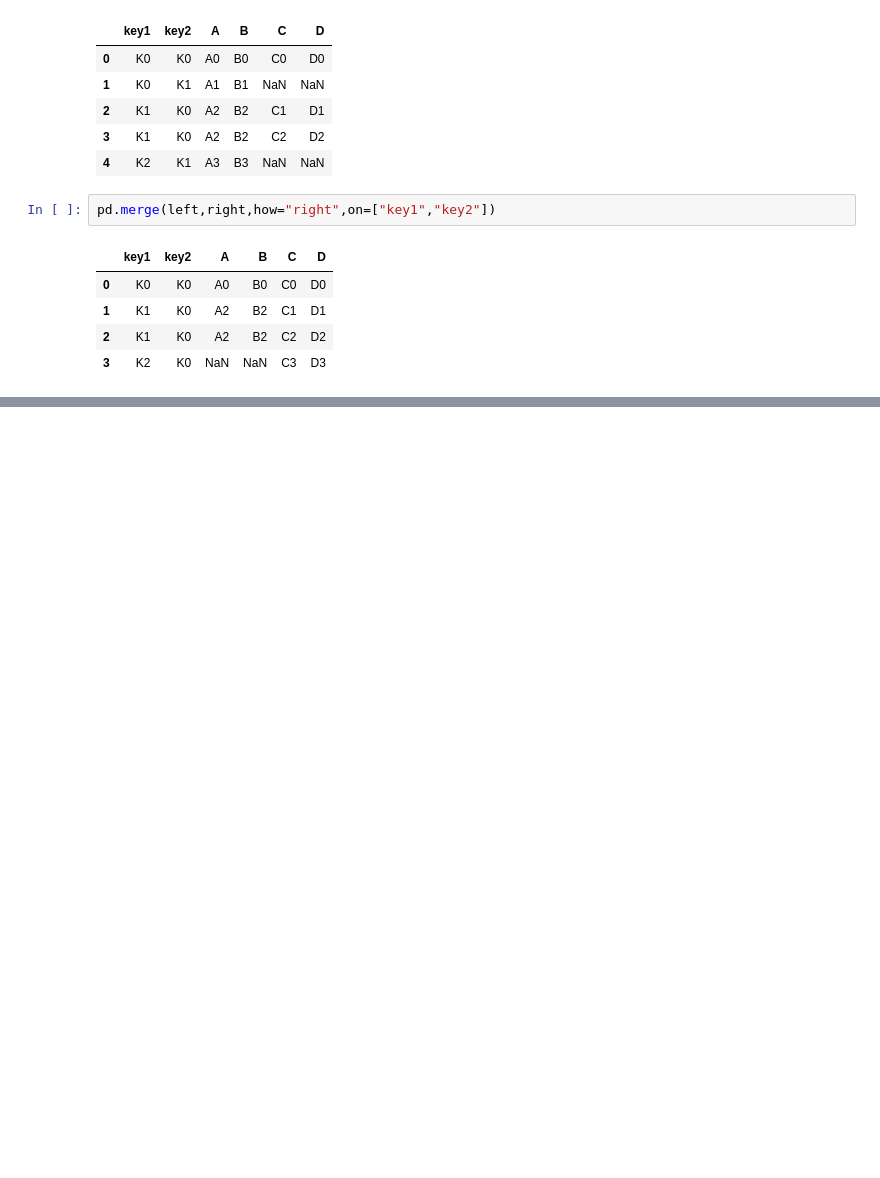
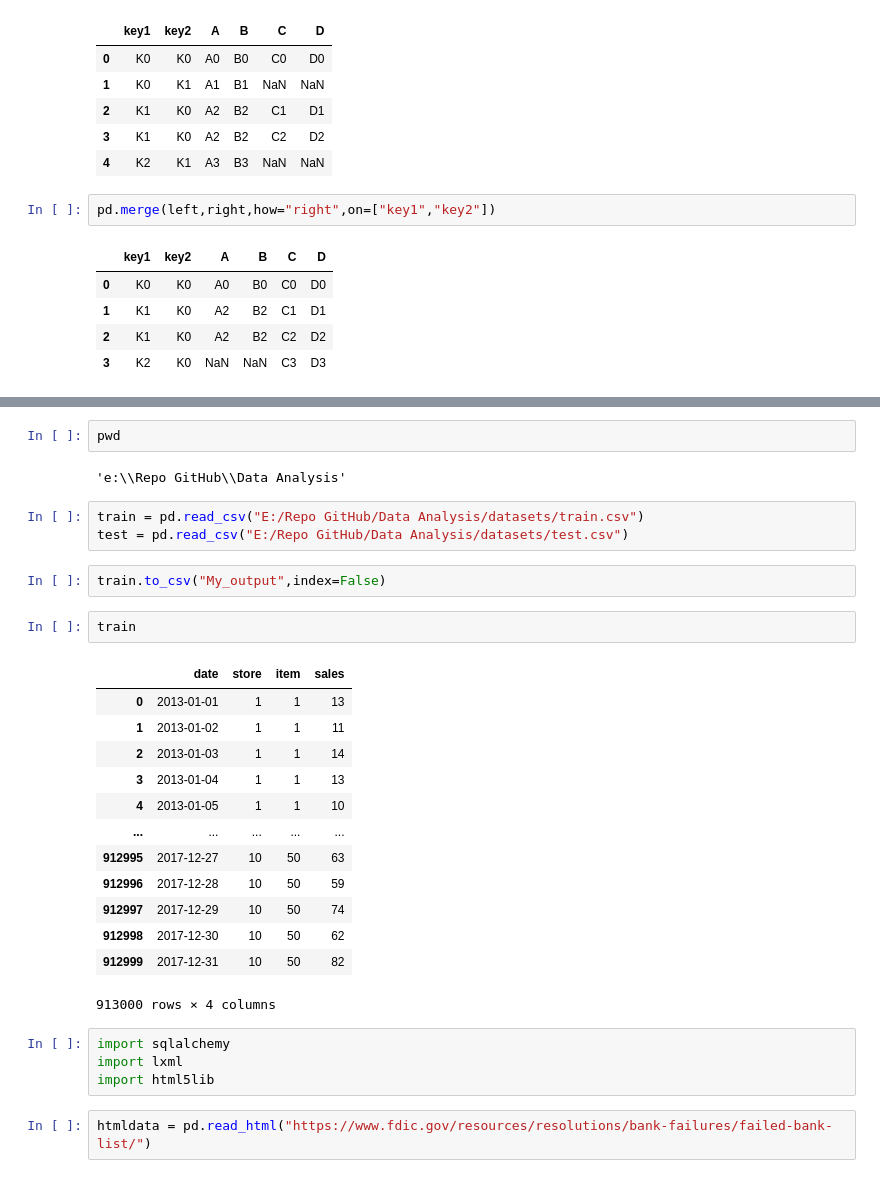
Before and after one commit to where-are-the-avocados/Data-Analysis, a Jupyter notebook: project_n2.ipynb, the cells around one changed output, grey strips where cells are left out. Saved outputs shown, nothing was run; the diff lists cells and outputs as text; blank space fills up the shorter version.

```diff
--- a/project_n2.ipynb
+++ b/project_n2.ipynb
@@ -1291,0 +1327,31 @@ pd.merge(left,right,how="right",on=["key1","key2"])
+# %%
+pwd
+# %% [output]
+'e:\\Repo GitHub\\Data Analysis'
+# %%
+train = pd.read_csv("E:/Repo GitHub/Data Analysis/datasets/train.csv")
+test = pd.read_csv("E:/Repo GitHub/Data Analysis/datasets/test.csv")
+# %%
+train.to_csv("My_output",index=False)
+# %%
+train
+# %% [output]
+|  | date | store | item | sales |
+| 0 | 2013-01-01 | 1 | 1 | 13 |
+| 1 | 2013-01-02 | 1 | 1 | 11 |
+| 2 | 2013-01-03 | 1 | 1 | 14 |
+| 3 | 2013-01-04 | 1 | 1 | 13 |
+| 4 | 2013-01-05 | 1 | 1 | 10 |
+| ... | ... | ... | ... | ... |
+| 912995 | 2017-12-27 | 10 | 50 | 63 |
+| 912996 | 2017-12-28 | 10 | 50 | 59 |
+| 912997 | 2017-12-29 | 10 | 50 | 74 |
+| 912998 | 2017-12-30 | 10 | 50 | 62 |
+| 912999 | 2017-12-31 | 10 | 50 | 82 |
+913000 rows × 4 columns
+# %%
+import sqlalchemy
+import lxml
+import html5lib
+# %%
+htmldata = pd.read_html("https://www.fdic.gov/resources/resolutions/bank-failures/failed-bank-list/")
```
Also changed, not shown: parts of 7 cells of this notebook, 1 other file.
